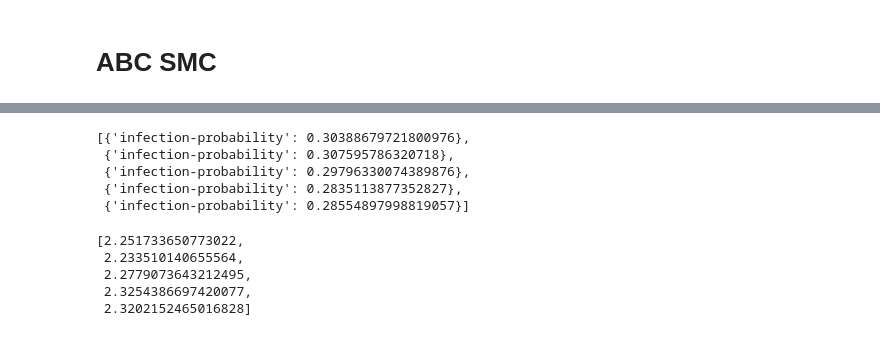
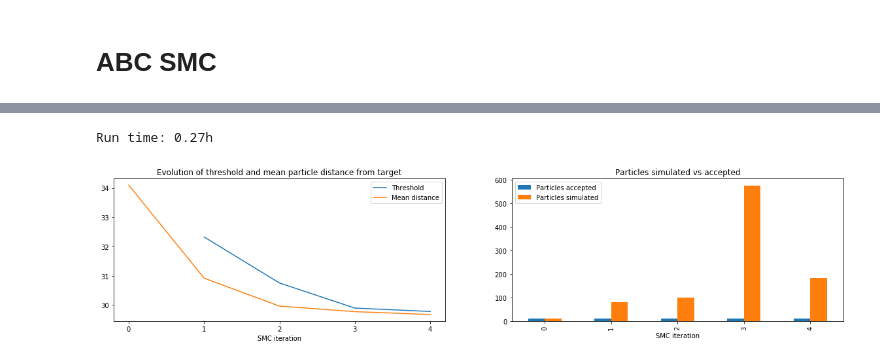
Before and after one commit to magicicada/simple_network_sim, a Jupyter notebook: doc/notebooks/Inference - ABC SMC.ipynb, the cells around one changed output, grey strips where cells are left out. Cells and saved outputs as stored; diff of their text form; code cells hidden in the pictures.

```diff
--- a/doc/notebooks/Inference - ABC SMC.ipynb
+++ b/doc/notebooks/Inference - ABC SMC.ipynb
@@ -305,16 +138,22 @@ Particles accepted 5/20
-# %%
-particles
-# %% [output]
-[{'infection-probability': 0.30388679721800976},
- {'infection-probability': 0.307595786320718},
- {'infection-probability': 0.29796330074389876},
- {'infection-probability': 0.2835113877352827},
- {'infection-probability': 0.28554897998819057}]
-# %%
-weights
-# %% [output]
-[2.251733650773022,
- 2.233510140655564,
- 2.2779073643212495,
- 2.3254386697420077,
- 2.3202152465016828]
+# %%
+time = summary["time"] / 60 / 60
+print(f"Run time: {time:.2f}h")
+
+fig, axes = plt.subplots(nrows=1, ncols=2, figsize=(20, 4))
+
+# Distances vs threshold
+distances = pd.DataFrame({k: v["distances"] for k, v in summary["fit_statistics"].items()})
+thresholds = pd.DataFrame([{k: v["threshold"] for k, v in summary["fit_statistics"].items()}])
+thresholds.T[0].plot(ax=axes[0], label="Threshold", title="Evolution of threshold and mean particle distance from target")
+distances.mean().plot(ax=axes[0], label="Mean distance")
+axes[0].set_xlabel("SMC iteration")
+axes[0].xaxis.set_major_locator(ticker.MaxNLocator(integer=True))
+axes[0].legend();
+
+# Particle count
+particle_count = pd.DataFrame([{"SMC iteration": k, "Particles accepted": v["particles_accepted"], "Particles simulated": v["particles_simulated"]} for k, v in summary["fit_statistics"].items()]).set_index("SMC iteration")
+particle_count.plot.bar(ax=axes[1])
+axes[1].set_title("Particles simulated vs accepted");
+# %% [output]
+Run time: 0.27h
+[figure, added]
```
Also changed, not shown: parts of 27 cells of this notebook.
